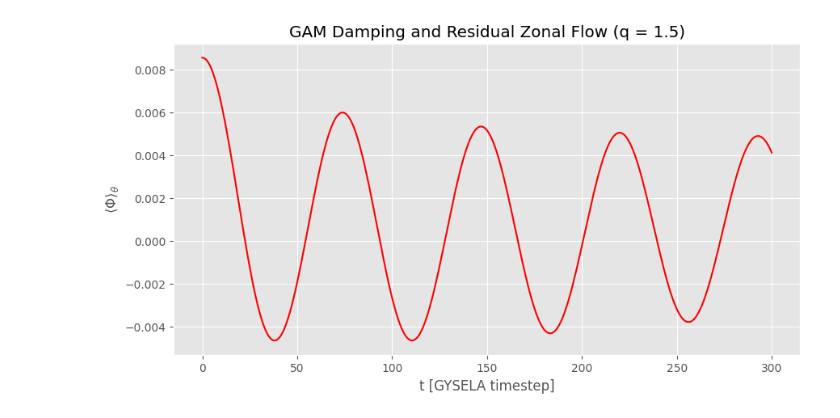
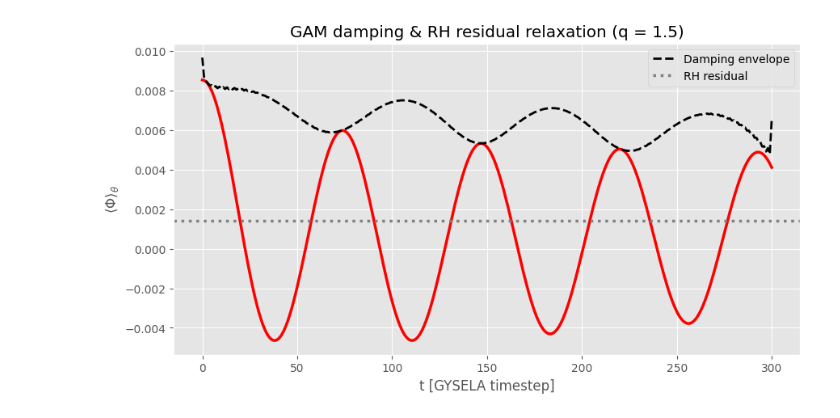
Before and after one commit to seferoni/GYSELA_utils, a Jupyter notebook: Post-Processing/Scripts/rosenbluth_hinton_mn0.ipynb, the cells around one changed output. Drawn from its saved outputs; the diff is of its cells as text; code cells hidden in the pictures.

```diff
--- a/Post-Processing/Scripts/rosenbluth_hinton_mn0.ipynb
+++ b/Post-Processing/Scripts/rosenbluth_hinton_mn0.ipynb
@@ -12,17 +12,24 @@ plt.style.use("ggplot");
 time_step = reader.fetch_data_from_h5("C:\\Workspace\\NSCC\\local copies\\h5 samples\\q1.5_trunc\\Phi2D_d00000.h5")["deltat"].values;
 data_arrays = reader.compile_data_from_directory("Phirth_n0", "C:\\Workspace\\NSCC\\local copies\\h5 samples\\q1.5_trunc");
 # %%
+
 def plot_rosenbluth_hinton(phi2D_list, radial_index):
 	# Signal isolation and data processing.
-	radial_time_series = utils.generate_poloidally_averaged_time_series(phi2D_list)[:, radial_index].values;
-	time_range = np.arange(len(radial_time_series));
+	time_series = utils.generate_poloidally_averaged_time_series(phi2D_list)[:, radial_index].values;
+	time_range = np.arange(len(time_series));
+	amplitude_envelope, residual_level = utils.generate_residual_envelope(time_series);
+
+	# Figure plotting logic.
 	plt.figure(figsize = (10, 5));
-	plt.plot(time_range, radial_time_series, color = "red", lw = 1.5);
+	plt.plot(time_range[145:], time_series[145:], color = "red", lw = 2.5);
+	plt.plot(time_range[145:], amplitude_envelope[145:], color = "black", linestyle = "--", label= "Damping envelope", lw = 2.0);
+	plt.axhline(y = residual_level, color = "gray", linestyle = ":", label = f"RH residual", lw = 2.5);
 	plt.xlabel("t [GYSELA timestep]");
 	plt.ylabel(r"$\langle \Phi \rangle_\theta$");
-	plt.title("GAM Damping and Residual Zonal Flow (q = 1.5)");
+	plt.title("GAM damping & RH residual relaxation (q = 1.5)");
+	plt.legend(frameon = True, loc = "upper right");
 	plt.show();
 
 plot_rosenbluth_hinton(data_arrays, 30);
 # %% [output]
-[figure, old version]
+[figure, new version]
```
Also changed, not shown: 2 other files.
